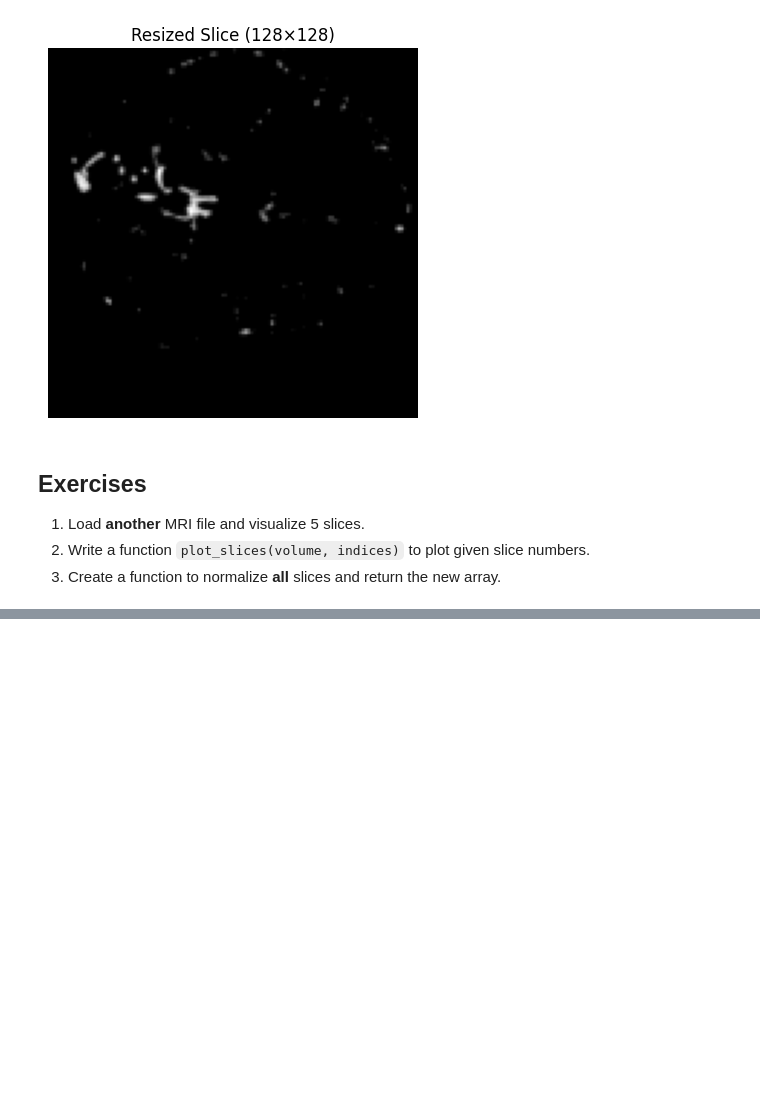
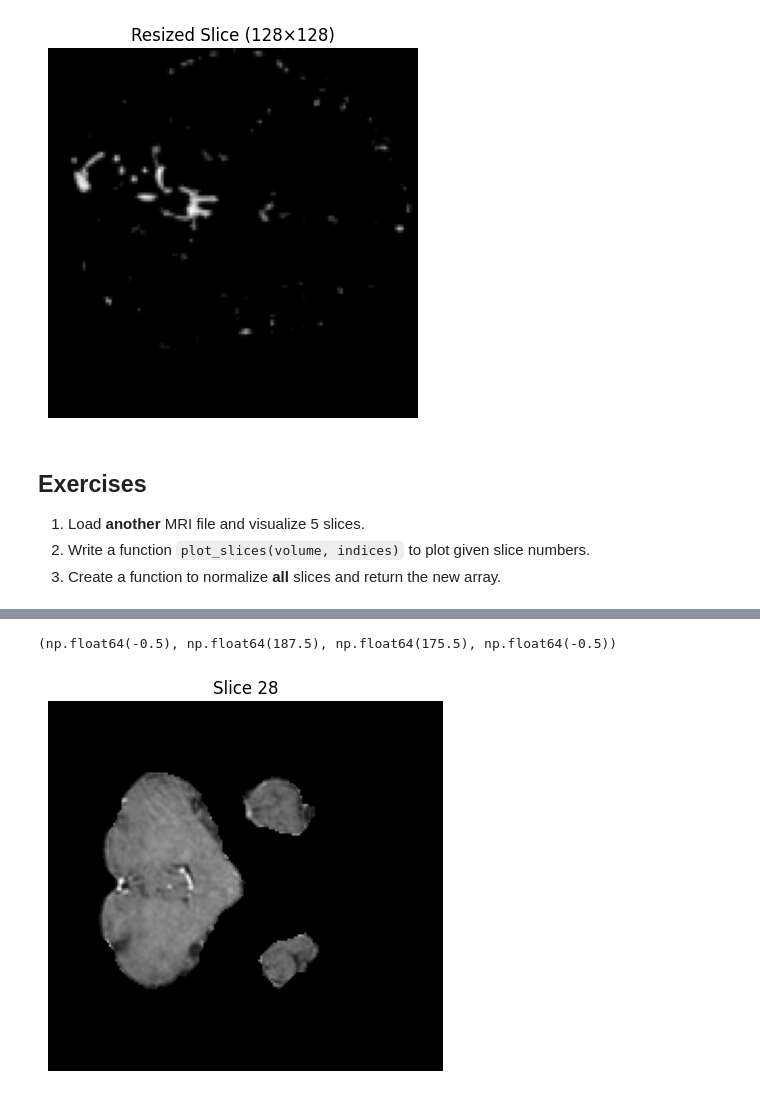
Before and after one commit to therakeshjoshi/Brain_Tumor_Segmentation_BCP, a Jupyter notebook: Week_2/Python_libraries/Nibabel/nibabel_basics.ipynb, the cells around one changed output, grey strips where cells are left out. Drawn from its saved outputs; the diff is of its cells as text; code cells hidden in the pictures; blank space fills up the shorter version.

```diff
--- a/Week_2/Python_libraries/Nibabel/nibabel_basics.ipynb
+++ b/Week_2/Python_libraries/Nibabel/nibabel_basics.ipynb
@@ -79,0 +115,7 @@ To enable the following instructions: AVX2 FMA, in other operations, rebuild Ten
+# %%
+plt.imshow(mri[:, :, slice_index4], cmap='gray')
+plt.title(f'Slice {slice_index4}')
+plt.axis('off')
+# %% [output]
+(np.float64(-0.5), np.float64(187.5), np.float64(175.5), np.float64(-0.5))
+[figure, added]
```
Also changed, not shown: parts of 9 cells of this notebook, 1 other file.
